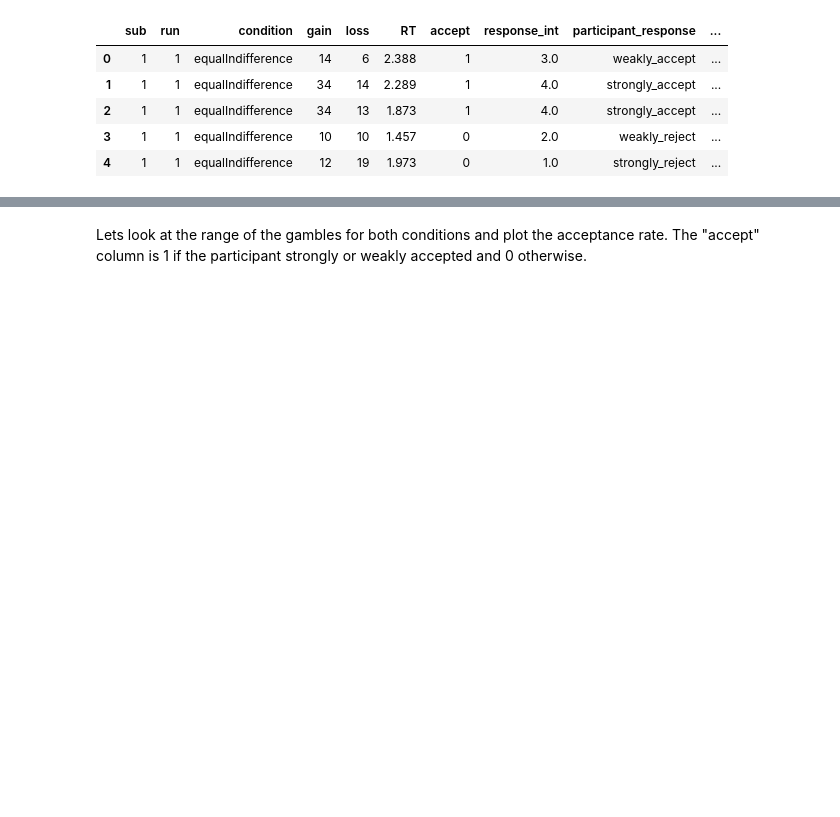
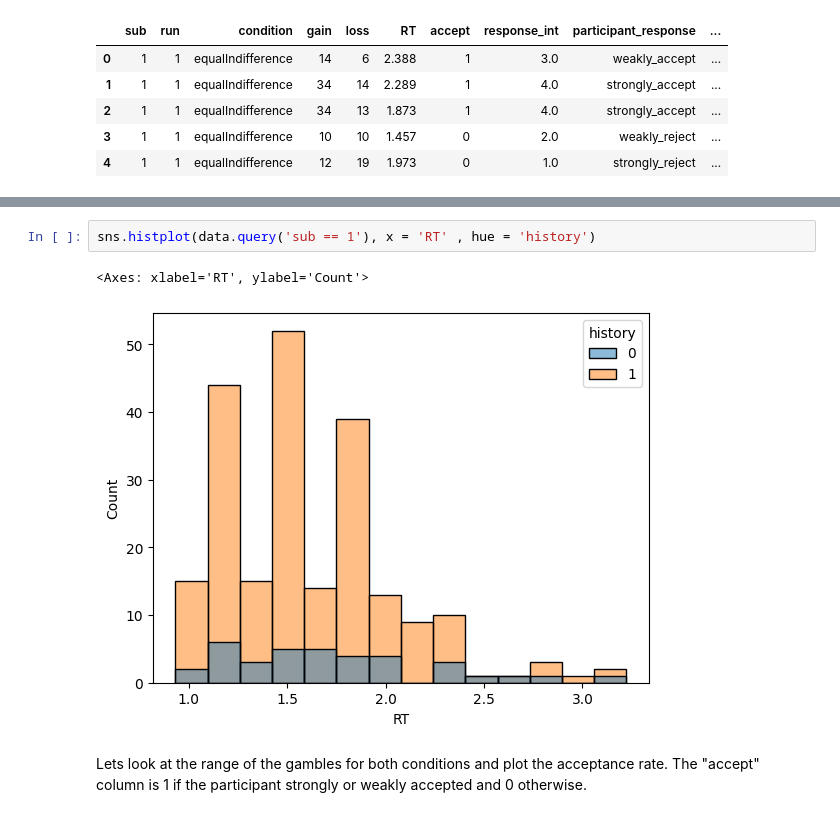
Before and after one commit to GusStgoReyes/riskyneuroarousal, a Jupyter notebook: notebooks/reproducible/0-data.ipynb, the cells around one changed output, grey strips where cells are left out. Drawn from its saved outputs; the diff is of its cells as text; blank space fills up the shorter version.

```diff
--- a/notebooks/reproducible/0-data.ipynb
+++ b/notebooks/reproducible/0-data.ipynb
@@ -27,3 +49,8 @@ data.head()
+# %%
+sns.histplot(data.query('sub == 1'), x = 'RT' , hue = 'history')
+# %% [output]
+<Axes: xlabel='RT', ylabel='Count'>
+[figure, added]
 # %% [markdown]
 Lets look at the range of the gambles for both conditions and plot the acceptance rate. The "accept" column is 1 if the participant strongly or weakly accepted and 0 otherwise.
 # %%
```
Also changed, not shown: parts of 3 cells of this notebook, 4 other files.
